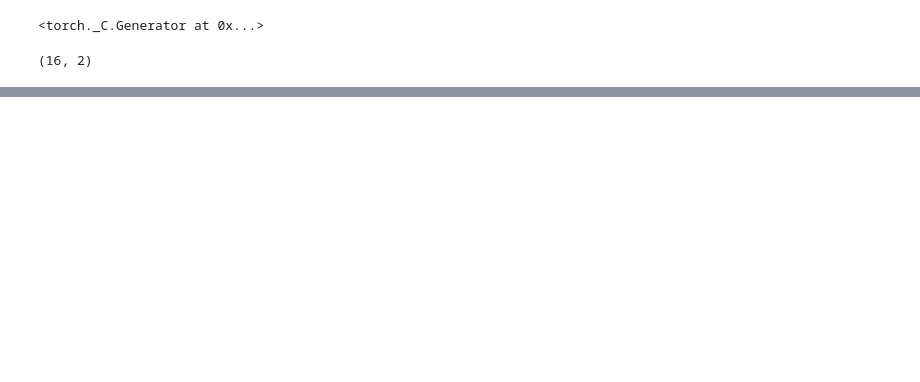
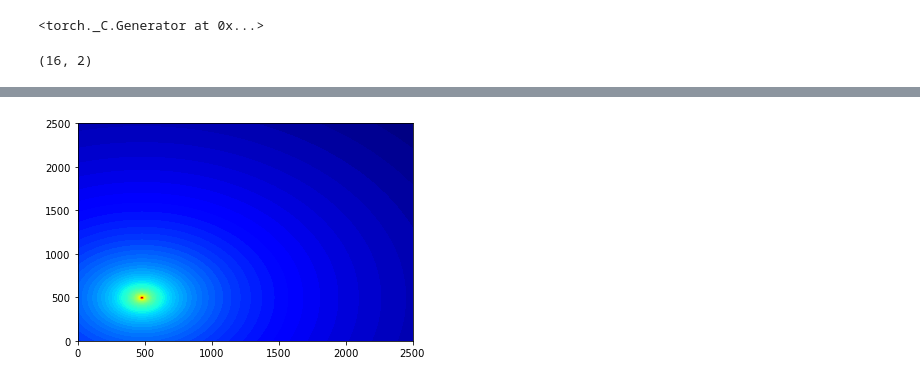
Before and after one commit to Ahmed-5/graduation_project, a Jupyter notebook: OpenAiGym.ipynb, the cells around one changed output, grey strips where cells are left out. Cells and saved outputs as stored; diff of their text form; code cells hidden in the pictures; blank space fills up the shorter version.

```diff
--- a/OpenAiGym.ipynb
+++ b/OpenAiGym.ipynb
@@ -262,0 +264,4 @@ env = EnvCluster(bs_loc, bs_power, bs_blackout,10, 0, n_actions, grid_width, gri
+# %%
+env.plot_dbm_power_grid(0)
+# %% [output]
+[figure, added]
```
Also changed, not shown: parts of 9 cells of this notebook, 18 other files.
